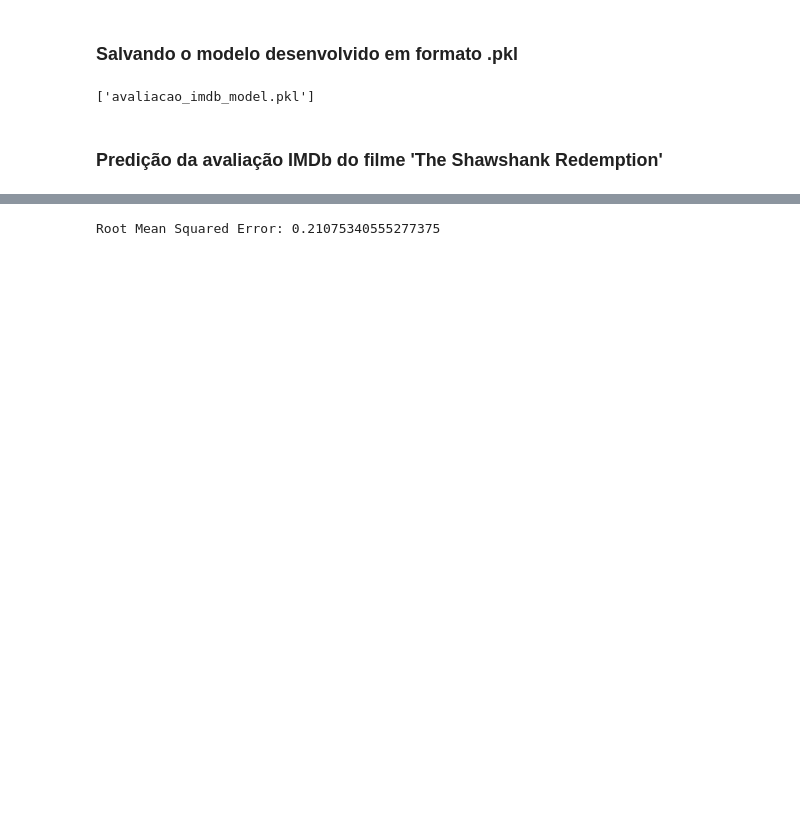
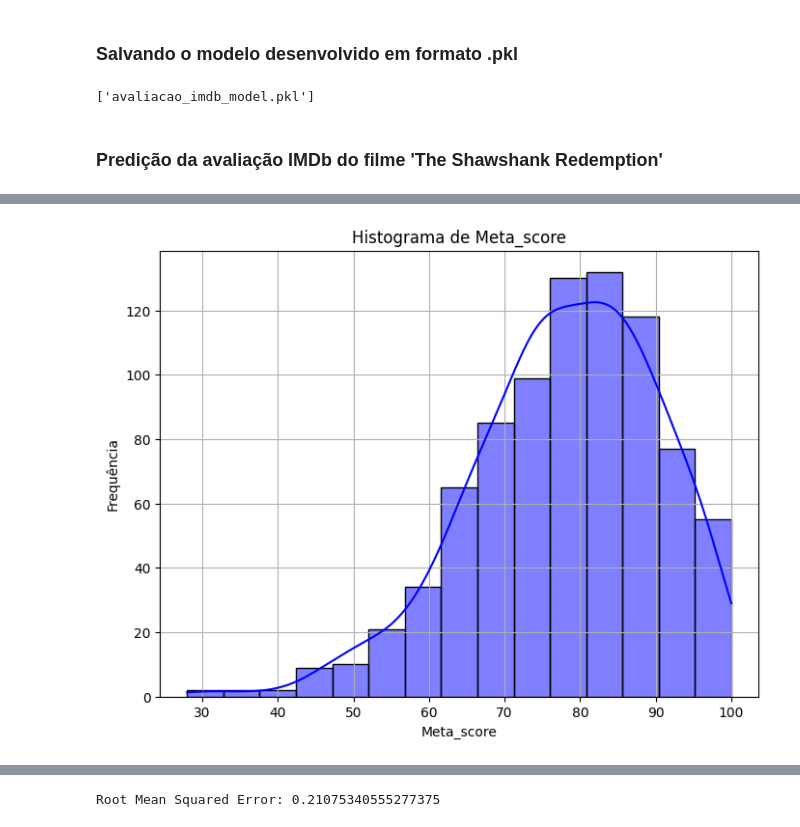
Before and after one commit to Ruann-01/LH_CD_RUANN_CAMPOS_DE_CASTRO_FARRAPO, a Jupyter notebook: Notebook_Modelagem.ipynb, the cells around one changed output, grey strips where cells are left out. Saved outputs shown, nothing was run; the diff lists cells and outputs as text; code cells hidden in the pictures; blank space fills up the shorter version.

```diff
--- a/Notebook_Modelagem.ipynb
+++ b/Notebook_Modelagem.ipynb
@@ -71,0 +27,6 @@ memory usage: 124.8+ KB
+# %%
+# Carregar o dataset
+df = pd.read_csv('desafio_indicium_imdb.csv', index_col=0)
+
+# Mostrar as primeiras linhas do dataset
+df.head()
@@ -195,0 +200,21 @@ Nota IMDb prevista: 9.21
+# %%
+# Remover linhas duplicadas
+df = df.drop_duplicates()
+# %%
+# Converter colunas para o tipo numérico quando apropriado
+df['Released_Year'] = pd.to_numeric(df['Released_Year'], errors='coerce')
+df['Meta_score'] = pd.to_numeric(df['Meta_score'], errors='coerce')
+df['IMDB_Rating'] = pd.to_numeric(df['IMDB_Rating'], errors='coerce')
+df['No_of_Votes'] = pd.to_numeric(df['No_of_Votes'], errors='coerce')
+
+# Função para converter Runtime apenas em minutos
+def convert_runtime(runtime_str):
+    # Remove ' min' e converte para int
+    minutes = int(runtime_str.replace(' min', ''))
+    return minutes  # Retorna apenas o número de minutos como inteiro
+
+# Aplica a função de conversão à coluna Runtime
+df['Runtime'] = df['Runtime'].apply(convert_runtime)
+
+# Remover caracteres não numéricos da coluna 'Gross' e converter para float essa coluna de faturamento
+df['Gross'] = df['Gross'].replace('[\$,]', '', regex=True).astype(float)
@@ -195,0 +250,3 @@ Nota IMDb prevista: 9.21
+# %%
+# Excluir linhas nulas na coluna Released Year, que no caso só possui uma linha nula
+df = df.dropna(subset=['Released_Year'])
@@ -195,0 +267,11 @@ Nota IMDb prevista: 9.21
+# %%
+# Plotar o histograma de Meta_score
+plt.figure(figsize=(8, 6))
+sns.histplot(df['Meta_score'].dropna(), bins=15, kde=True, color='blue', edgecolor='black')
+plt.title('Histograma de Meta_score')
+plt.xlabel('Meta_score')
+plt.ylabel('Frequência')
+plt.grid(True)
+plt.show()
+# %% [output]
+[figure, added]
```
Also changed, not shown: parts of 27 cells of this notebook, 1 other file.
